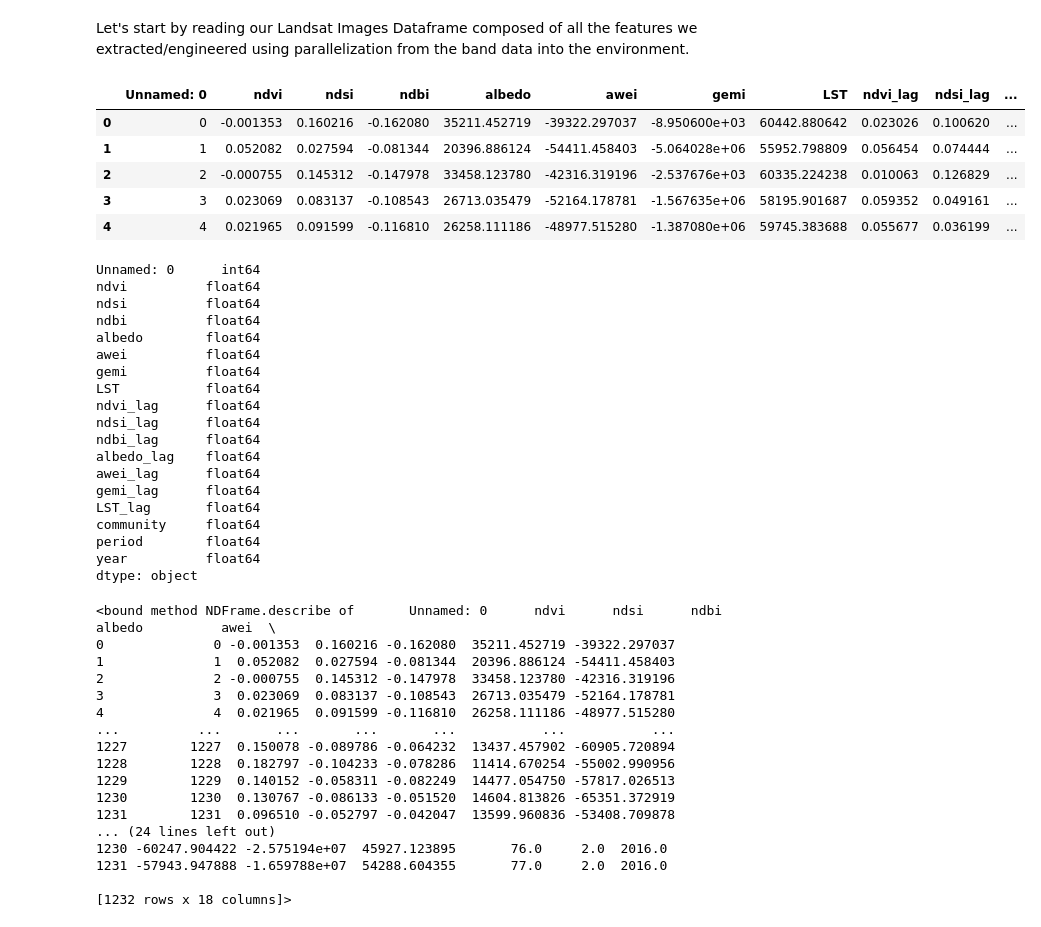
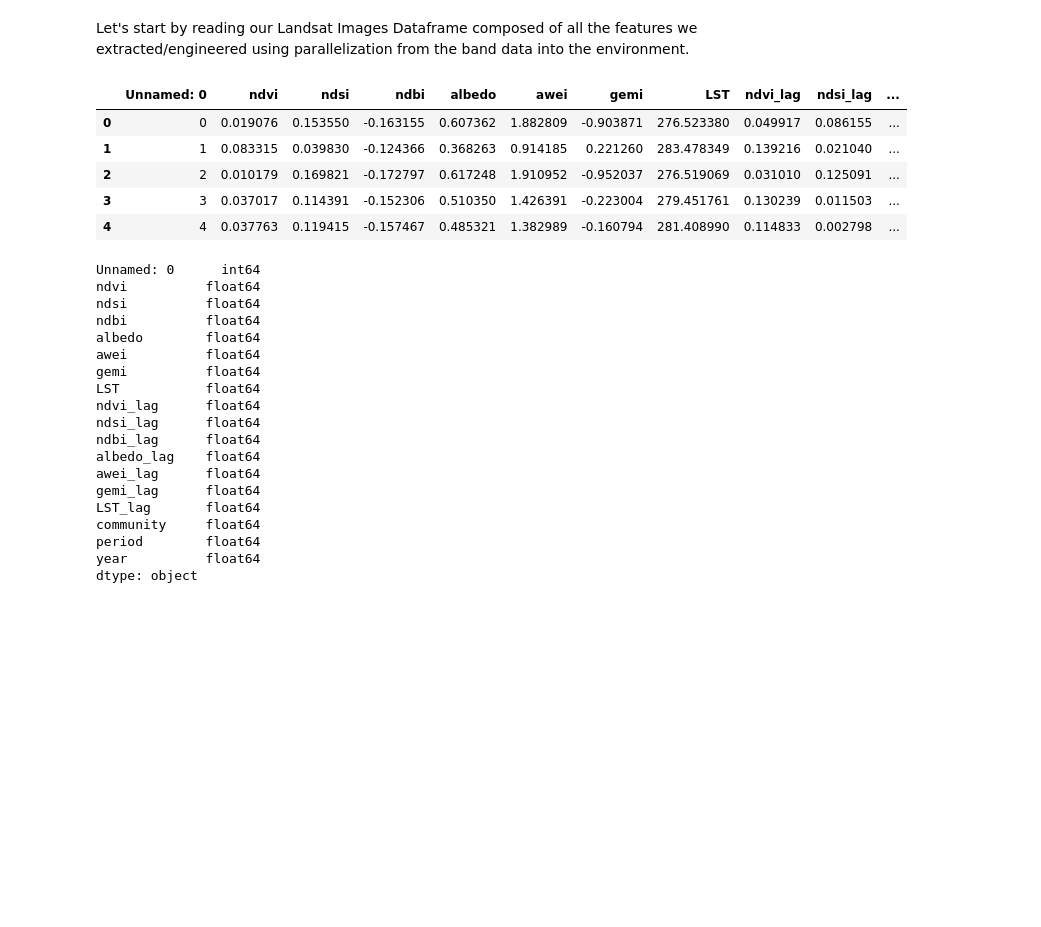
Before and after one commit to oabreu86/Time-Series-Forecasting_Urban_Heat_Islands, a Jupyter notebook: LST_timeseries_modeling.ipynb, the cells around one changed output. Cells and saved outputs as stored; diff of their text form; code cells hidden in the pictures; blank space fills up the shorter version.

```diff
--- a/LST_timeseries_modeling.ipynb
+++ b/LST_timeseries_modeling.ipynb
@@ -20,17 +15,18 @@ from sklearn.metrics import mean_absolute_error, mean_squared_error, r2_score
 # %% [markdown]
 Let's start by reading our Landsat Images Dataframe composed of all the features we extracted/engineered using parallelization from the band data into the environment.
 # %%
-df = pd.read_csv('df.csv')
+df = pd.read_csv('df2.csv')
+#df.drop(columns = ["Unnamed: 0"])
 display(df.head())
 display(df.dtypes)
-display(df.describe)
+display(df.describe())
 # %% [output]
 |  | Unnamed: 0 | ndvi | ndsi | ndbi | albedo | awei | gemi | LST | ndvi_lag | ndsi_lag | ... |
-| 0 | 0 | -0.001353 | 0.160216 | -0.162080 | 35211.452719 | -39322.297037 | -8.950600e+03 | 60442.880642 | 0.023026 | 0.100620 | ... |
-| 1 | 1 | 0.052082 | 0.027594 | -0.081344 | 20396.886124 | -54411.458403 | -5.064028e+06 | 55952.798809 | 0.056454 | 0.074444 | ... |
-| 2 | 2 | -0.000755 | 0.145312 | -0.147978 | 33458.123780 | -42316.319196 | -2.537676e+03 | 60335.224238 | 0.010063 | 0.126829 | ... |
-| 3 | 3 | 0.023069 | 0.083137 | -0.108543 | 26713.035479 | -52164.178781 | -1.567635e+06 | 58195.901687 | 0.059352 | 0.049161 | ... |
-| 4 | 4 | 0.021965 | 0.091599 | -0.116810 | 26258.111186 | -48977.515280 | -1.387080e+06 | 59745.383688 | 0.055677 | 0.036199 | ... |
+| 0 | 0 | 0.019076 | 0.153550 | -0.163155 | 0.607362 | 1.882809 | -0.903871 | 276.523380 | 0.049917 | 0.086155 | ... |
+| 1 | 1 | 0.083315 | 0.039830 | -0.124366 | 0.368263 | 0.914185 | 0.221260 | 283.478349 | 0.139216 | 0.021040 | ... |
+| 2 | 2 | 0.010179 | 0.169821 | -0.172797 | 0.617248 | 1.910952 | -0.952037 | 276.519069 | 0.031010 | 0.125091 | ... |
+| 3 | 3 | 0.037017 | 0.114391 | -0.152306 | 0.510350 | 1.426391 | -0.223004 | 279.451761 | 0.130239 | 0.011503 | ... |
+| 4 | 4 | 0.037763 | 0.119415 | -0.157467 | 0.485321 | 1.382989 | -0.160794 | 281.408990 | 0.114833 | 0.002798 | ... |
 Unnamed: 0      int64
 ndvi          float64
 ndsi          float64
@@ -50,20 +46,3 @@ community     float64
 period        float64
 year          float64
 dtype: object
-<bound method NDFrame.describe of       Unnamed: 0      ndvi      ndsi      ndbi        albedo          awei  \
-0              0 -0.001353  0.160216 -0.162080  35211.452719 -39322.297037
-1              1  0.052082  0.027594 -0.081344  20396.886124 -54411.458403
-2              2 -0.000755  0.145312 -0.147978  33458.123780 -42316.319196
-3              3  0.023069  0.083137 -0.108543  26713.035479 -52164.178781
-4              4  0.021965  0.091599 -0.116810  26258.111186 -48977.515280
-...          ...       ...       ...       ...           ...           ...
-1227        1227  0.150078 -0.089786 -0.064232  13437.457902 -60905.720894
-1228        1228  0.182797 -0.104233 -0.078286  11414.670254 -55002.990956
-1229        1229  0.140152 -0.058311 -0.082249  14477.054750 -57817.026513
-1230        1230  0.130767 -0.086133 -0.051520  14604.813826 -65351.372919
-1231        1231  0.096510 -0.052797 -0.042047  13599.960836 -53408.709878
-... (24 lines left out)
-1230 -60247.904422 -2.575194e+07  45927.123895       76.0     2.0  2016.0
-1231 -57943.947888 -1.659788e+07  54288.604355       77.0     2.0  2016.0
-
-[1232 rows x 18 columns]>
```
Also changed, not shown: parts of 11 cells of this notebook, 1 other file.
